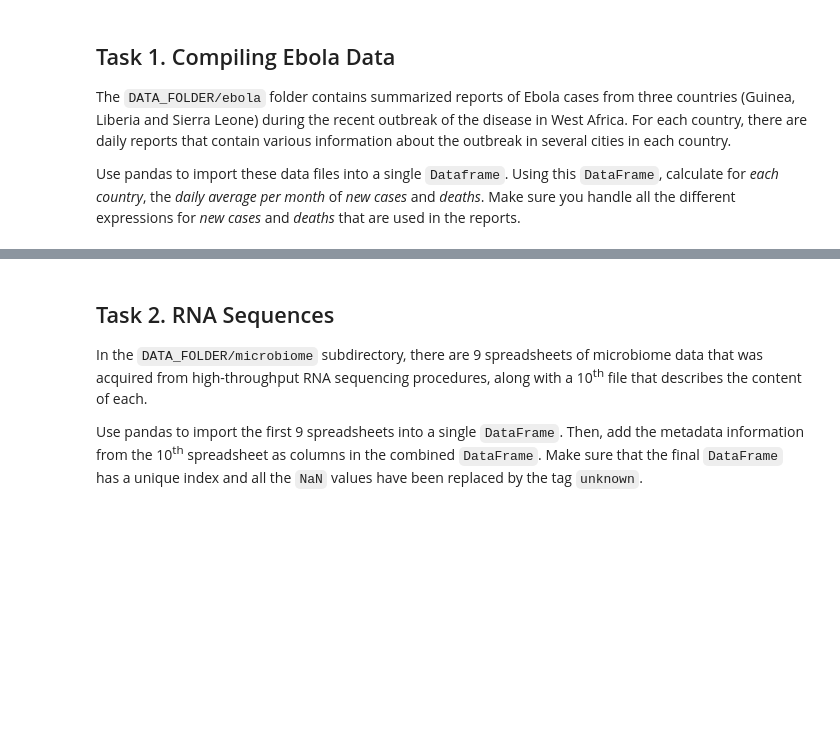
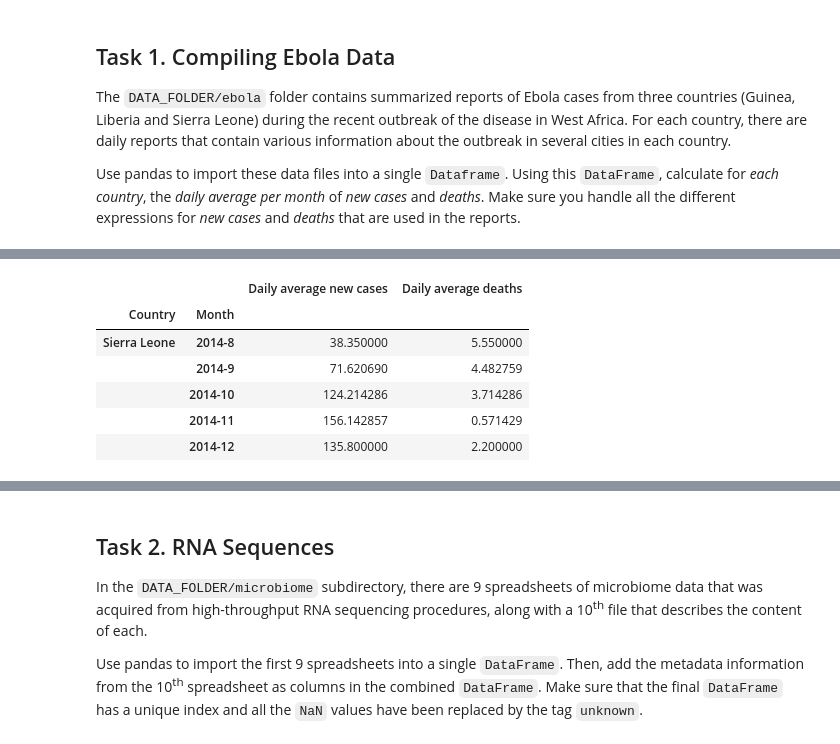
Before and after one commit to antonino-barbera/seanbi, a Jupyter notebook: HW1/Homework 1.ipynb, the cells around one changed output, grey strips where cells are left out. Saved outputs shown, nothing was run; the diff lists cells and outputs as text; code cells hidden in the pictures; blank space fills up the shorter version.

```diff
--- a/HW1/Homework 1.ipynb
+++ b/HW1/Homework 1.ipynb
@@ -219,0 +139,91 @@ final_frame
+# %%
+#Sierra Leone
+
+sierra = pd.DataFrame()
+
+for file in glob.glob(DATA_FOLDER+"/ebola/sl_data/"+'*.csv'):
+    eb = pd.read_csv(file, na_values=['-'], parse_dates=['date'])
+    sierra = sierra.append(eb)
+
+sierra_copy = sierra.copy()
+sierra_copy = sierra_copy.fillna(0)
+sierra = (sierra.set_index(['date','variable'])['National'])
+sierra = pd.pivot_table(sierra.reset_index(), index='date', columns='variable', values='National', aggfunc='first')
+sierra = sierra.fillna(0)
+
+#this one was the hardest because there are files that contain values in column 'National' which represent the sum of
+#new cases or deaths, but also there are files where we need manualy to sum the values because 'National' value is empty
+months = set(sierra.index.month)
+new_cases = {}
+new_deaths = {}
+for month in months:
+    days_in_month = len(sierra[sierra.index.month==month])
+
+    #first we get all 'National' values for column 'etc_new_deaths' in one month
+    month_sum_deaths = 0
+    month_deaths = (sierra[sierra.index.month==month])['etc_new_deaths'].astype(float)
+    for i in range(len(month_deaths)): #then we iterate for every value(every value represents one day or file)
+    #if the 'National' value for that file is '0', then then we sum the 'etc_new_deaths'
+    #for every other column(cities) and we get the sum for that day and add it to the monthly sum 'month_sum_deaths'
+        if month_deaths[i]==0:
+            temp = (sierra_copy[sierra_copy.date.dt.month==month])
+            month_sum_deaths += (temp.loc[temp['variable']=='etc_new_deaths'].drop(['date', 'variable', 'National'], axis=1).iloc[i].astype(float).sum())
+        #if the 'National' value is not '0', then we don't need to calculate anything,
+        #we just add the value for that day to the monthly sum
+        else:
+            month_sum_deaths += month_deaths[i]
+
+    #the same thing goes with 'new cases', except we need to handle 4 different expressions
+    month_sum_cases = 0
+    month_cases1 = (sierra[sierra.index.month==month])['new_noncase'].astype(float)
+    for i in range(len(month_cases1)):
+        if month_cases1[i]==0:
+            temp = (sierra_copy[sierra_copy.date.dt.month==month])
+            month_sum_cases += (temp.loc[temp['variable']=='new_noncase'].drop(['date', 'variable', 'National'], axis=1).iloc[i].astype(float).sum())
+        else:
+            month_sum_cases += month_cases1[i]
+    month_cases2 = (sierra[sierra.index.month==month])['new_suspected'].astype(float)
+    for i in range(len(month_cases2)):
+        if month_cases2[i]==0:
+            temp = (sierra_copy[sierra_copy.date.dt.month==month])
+            month_sum_cases += (temp.loc[temp['variable']=='new_suspected'].drop(['date', 'variable', 'National'], axis=1).iloc[i].astype(float).sum())
+        else:
+            month_sum_cases += month_cases2[i]
+    month_cases3 = (sierra[sierra.index.month==month])['new_probable'].astype(float)
+    for i in range(len(month_cases3)):
+        if month_cases3[i]==0:
+            temp = (sierra_copy[sierra_copy.date.dt.month==month])
+            month_sum_cases += (temp.loc[temp['variable']=='new_probable'].drop(['date', 'variable', 'National'], axis=1).iloc[i].astype(float).sum())
+        else:
+            month_sum_cases += month_cases3[i]
+    month_cases4 = (sierra[sierra.index.month==month])['new_confirmed'].astype(float)
+    for i in range(len(month_cases4)):
+        if month_cases4[i]==0:
+            temp = (sierra_copy[sierra_copy.date.dt.month==month])
+            month_sum_cases += (temp.loc[temp['variable']=='new_confirmed'].drop(['date', 'variable', 'National'], axis=1).iloc[i].astype(float).sum())
+        else:
+            month_sum_cases += month_cases4[i]
+
+    new_cases["2014-"+str(month)] = month_sum_cases/days_in_month
+    new_deaths["2014-"+str(month)] = month_sum_deaths/days_in_month
+
+sierra_new_cases = pd.DataFrame.from_dict(new_cases, orient='index')
+sierra_new_cases.index.name = 'Month'
+sierra_new_cases.columns = ['Daily average new cases']
+sierra_new_cases['Country'] = 'Sierra Leone'
+
+sierra_deaths = pd.DataFrame.from_dict(new_deaths, orient='index')
+sierra_deaths.index.name = 'Month'
+sierra_deaths.columns = ['Daily average deaths']
+
+sierra_final = pd.merge(sierra_new_cases, sierra_deaths, left_index=True, right_index=True)
+sierra_final = sierra_final.set_index(['Country', sierra_final.index])
+sierra_final
+# %% [output]
+|  |  | Daily average new cases | Daily average deaths |
+| Country | Month |  |  |
+| Sierra Leone | 2014-8 | 38.350000 | 5.550000 |
+|  | 2014-9 | 71.620690 | 4.482759 |
+|  | 2014-10 | 124.214286 | 3.714286 |
+|  | 2014-11 | 156.142857 | 0.571429 |
+|  | 2014-12 | 135.800000 | 2.200000 |
```
Also changed, not shown: parts of 8 cells of this notebook, 1 other file.
